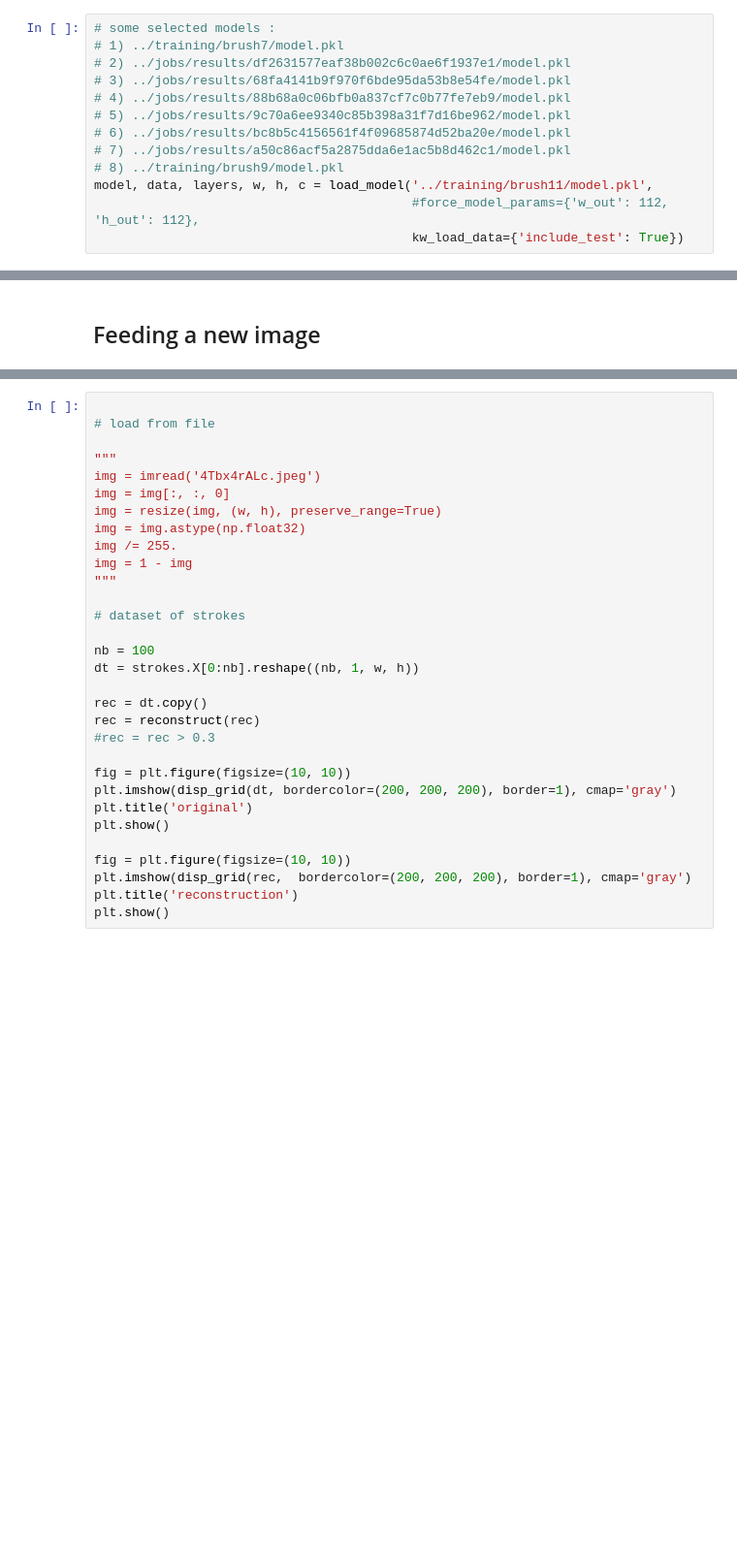
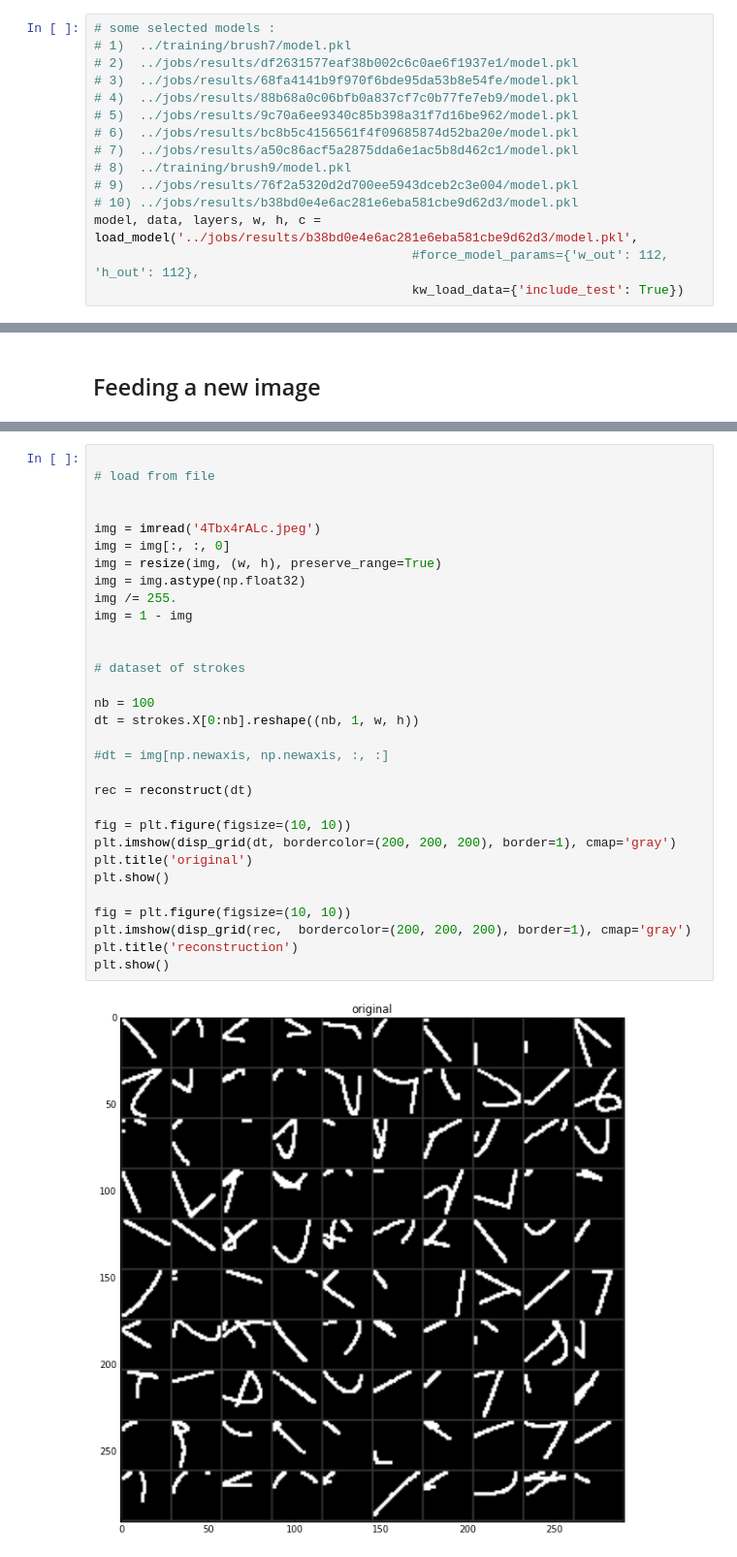
Before and after one commit to mehdidc/feature_generation, a Jupyter notebook: ipynb/brush_stroke_interactive.ipynb, the cells around one changed output, grey strips where cells are left out. Shown at 97% size. Cells and saved outputs as stored; diff of their text form; blank space fills up the shorter version.

```diff
--- a/ipynb/brush_stroke_interactive.ipynb
+++ b/ipynb/brush_stroke_interactive.ipynb
@@ -113,15 +105,17 @@ Couldn't import dot_parser, loading of dot files will not be possible.
 ## Load model and build functions
 # %%
 # some selected models :
-# 1) ../training/brush7/model.pkl
-# 2) ../jobs/results/df2631577eaf38b002c6c0ae6f1937e1/model.pkl
-# 3) ../jobs/results/68fa4141b9f970f6bde95da53b8e54fe/model.pkl
-# 4) ../jobs/results/88b68a0c06bfb0a837cf7c0b77fe7eb9/model.pkl
-# 5) ../jobs/results/9c70a6ee9340c85b398a31f7d16be962/model.pkl
-# 6) ../jobs/results/bc8b5c4156561f4f09685874d52ba20e/model.pkl
-# 7) ../jobs/results/a50c86acf5a2875dda6e1ac5b8d462c1/model.pkl
-# 8) ../training/brush9/model.pkl
-model, data, layers, w, h, c = load_model('../training/brush11/model.pkl',
+# 1)  ../training/brush7/model.pkl
+# 2)  ../jobs/results/df2631577eaf38b002c6c0ae6f1937e1/model.pkl
+# 3)  ../jobs/results/68fa4141b9f970f6bde95da53b8e54fe/model.pkl
+# 4)  ../jobs/results/88b68a0c06bfb0a837cf7c0b77fe7eb9/model.pkl
+# 5)  ../jobs/results/9c70a6ee9340c85b398a31f7d16be962/model.pkl
+# 6)  ../jobs/results/bc8b5c4156561f4f09685874d52ba20e/model.pkl
+# 7)  ../jobs/results/a50c86acf5a2875dda6e1ac5b8d462c1/model.pkl
+# 8)  ../training/brush9/model.pkl
+# 9)  ../jobs/results/76f2a5320d2d700ee5943dceb2c3e004/model.pkl
+# 10) ../jobs/results/b38bd0e4e6ac281e6eba581cbe9d62d3/model.pkl
+model, data, layers, w, h, c = load_model('../jobs/results/b38bd0e4e6ac281e6eba581cbe9d62d3/model.pkl',
                                           #force_model_params={'w_out': 112, 'h_out': 112},
                                           kw_load_data={'include_test': True})
 # %% [output]
@@ -180,31 +213,33 @@ strokes = load_data('strokes')
 # %%
 
 # load from file
 
-"""
+
 img = imread('4Tbx4rALc.jpeg')
 img = img[:, :, 0]
 img = resize(img, (w, h), preserve_range=True)
 img = img.astype(np.float32)
 img /= 255.
 img = 1 - img
-"""
+
 
 # dataset of strokes
 
 nb = 100
 dt = strokes.X[0:nb].reshape((nb, 1, w, h))
 
-rec = dt.copy()
-rec = reconstruct(rec)
-#rec = rec > 0.3
+#dt = img[np.newaxis, np.newaxis, :, :]
+
+rec = reconstruct(dt)
 
 fig = plt.figure(figsize=(10, 10))
 plt.imshow(disp_grid(dt, bordercolor=(200, 200, 200), border=1), cmap='gray')
 plt.title('original')
 plt.show()
 
 fig = plt.figure(figsize=(10, 10))
 plt.imshow(disp_grid(rec,  bordercolor=(200, 200, 200), border=1), cmap='gray')
 plt.title('reconstruction')
 plt.show()
+# %% [output]
+[figure, added]
```
Also changed, not shown: parts of 11 cells of this notebook, 3 other files.
